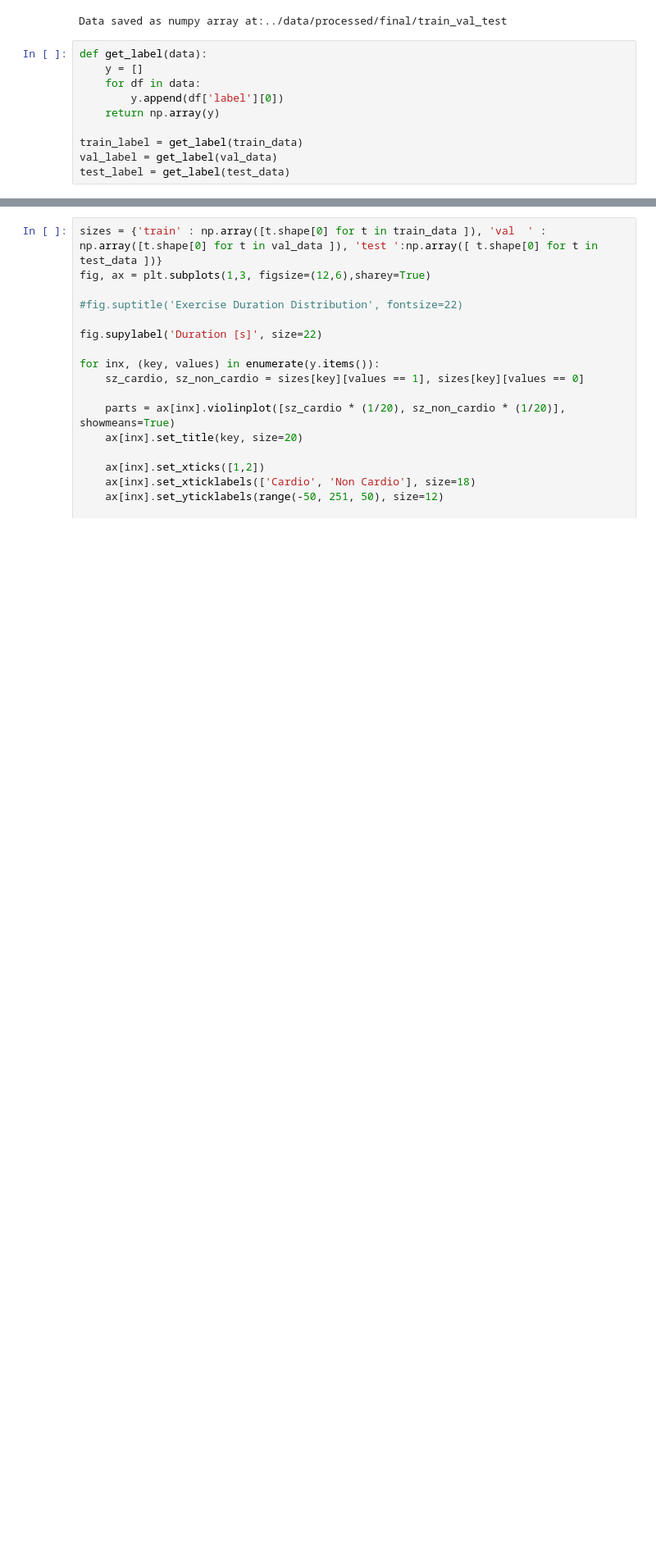
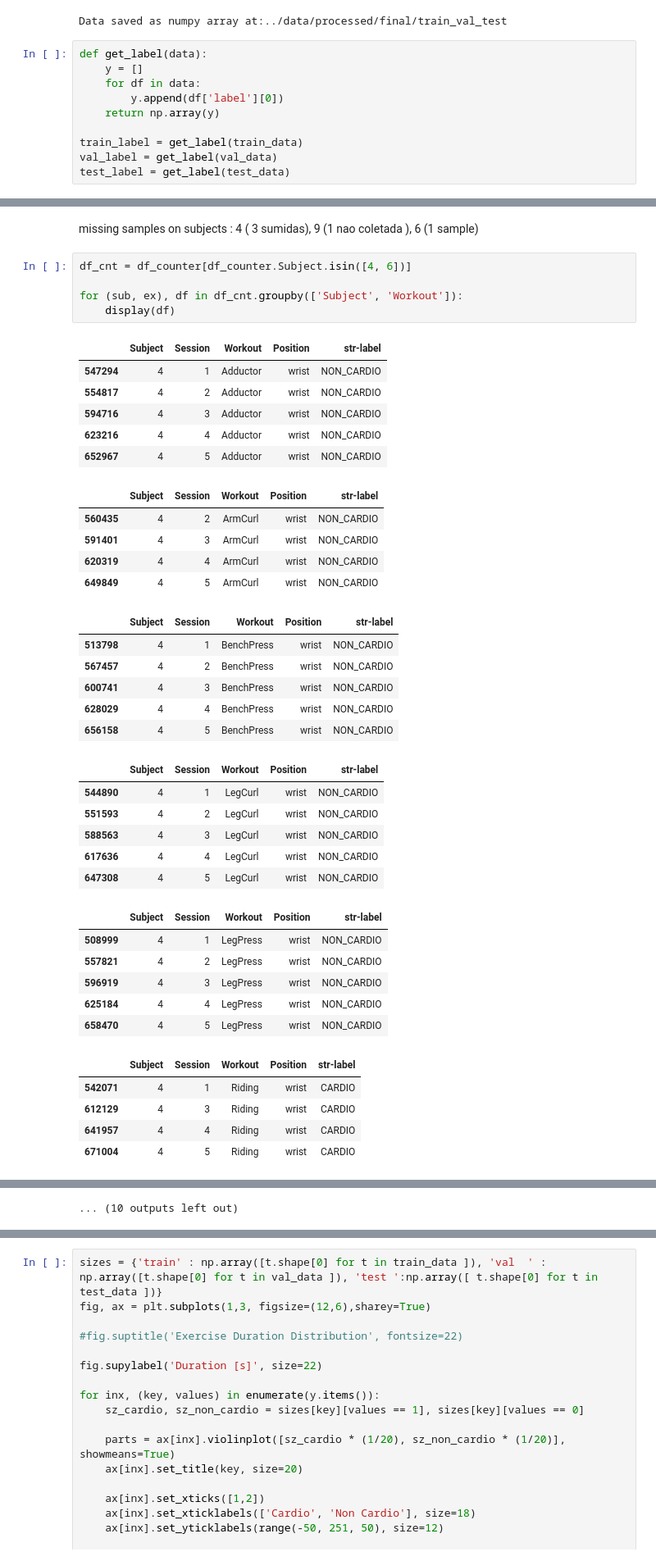
Before and after one commit to Arthur-Salles/mc855-recgym, a Jupyter notebook: src/eda_preprocessing.ipynb, the cells around one changed output, grey strips where cells are left out. Shown at 82% size. Cells and saved outputs as stored; diff of their text form; blank space fills up the shorter version.

```diff
--- a/src/eda_preprocessing.ipynb
+++ b/src/eda_preprocessing.ipynb
@@ -228,0 +281,42 @@ test_label = get_label(test_data)
+# %% [markdown]
+missing samples on subjects : 4 ( 3 sumidas), 9 (1 nao coletada ), 6 (1 sample)
+# %%
+df_cnt = df_counter[df_counter.Subject.isin([4, 6])]
+
+for (sub, ex), df in df_cnt.groupby(['Subject', 'Workout']):
+    display(df)
+# %% [output]
+|  | Subject | Session | Workout | Position | str-label |
+| 547294 | 4 | 1 | Adductor | wrist | NON_CARDIO |
+| 554817 | 4 | 2 | Adductor | wrist | NON_CARDIO |
+| 594716 | 4 | 3 | Adductor | wrist | NON_CARDIO |
+| 623216 | 4 | 4 | Adductor | wrist | NON_CARDIO |
+| 652967 | 4 | 5 | Adductor | wrist | NON_CARDIO |
+|  | Subject | Session | Workout | Position | str-label |
+| 560435 | 4 | 2 | ArmCurl | wrist | NON_CARDIO |
+| 591401 | 4 | 3 | ArmCurl | wrist | NON_CARDIO |
+| 620319 | 4 | 4 | ArmCurl | wrist | NON_CARDIO |
+| 649849 | 4 | 5 | ArmCurl | wrist | NON_CARDIO |
+|  | Subject | Session | Workout | Position | str-label |
+| 513798 | 4 | 1 | BenchPress | wrist | NON_CARDIO |
+| 567457 | 4 | 2 | BenchPress | wrist | NON_CARDIO |
+| 600741 | 4 | 3 | BenchPress | wrist | NON_CARDIO |
+| 628029 | 4 | 4 | BenchPress | wrist | NON_CARDIO |
+| 656158 | 4 | 5 | BenchPress | wrist | NON_CARDIO |
+|  | Subject | Session | Workout | Position | str-label |
+| 544890 | 4 | 1 | LegCurl | wrist | NON_CARDIO |
+| 551593 | 4 | 2 | LegCurl | wrist | NON_CARDIO |
+| 588563 | 4 | 3 | LegCurl | wrist | NON_CARDIO |
+| 617636 | 4 | 4 | LegCurl | wrist | NON_CARDIO |
+| 647308 | 4 | 5 | LegCurl | wrist | NON_CARDIO |
+|  | Subject | Session | Workout | Position | str-label |
+| 508999 | 4 | 1 | LegPress | wrist | NON_CARDIO |
+| 557821 | 4 | 2 | LegPress | wrist | NON_CARDIO |
+| 596919 | 4 | 3 | LegPress | wrist | NON_CARDIO |
+| 625184 | 4 | 4 | LegPress | wrist | NON_CARDIO |
+| 658470 | 4 | 5 | LegPress | wrist | NON_CARDIO |
+|  | Subject | Session | Workout | Position | str-label |
+| 542071 | 4 | 1 | Riding | wrist | CARDIO |
+| 612129 | 4 | 3 | Riding | wrist | CARDIO |
+| 641957 | 4 | 4 | Riding | wrist | CARDIO |
+| 671004 | 4 | 5 | Riding | wrist | CARDIO |
@@ -228,0 +358 @@ test_label = get_label(test_data)
+... (10 outputs left out)
```
Also changed, not shown: parts of 8 cells of this notebook, 2 other files.
